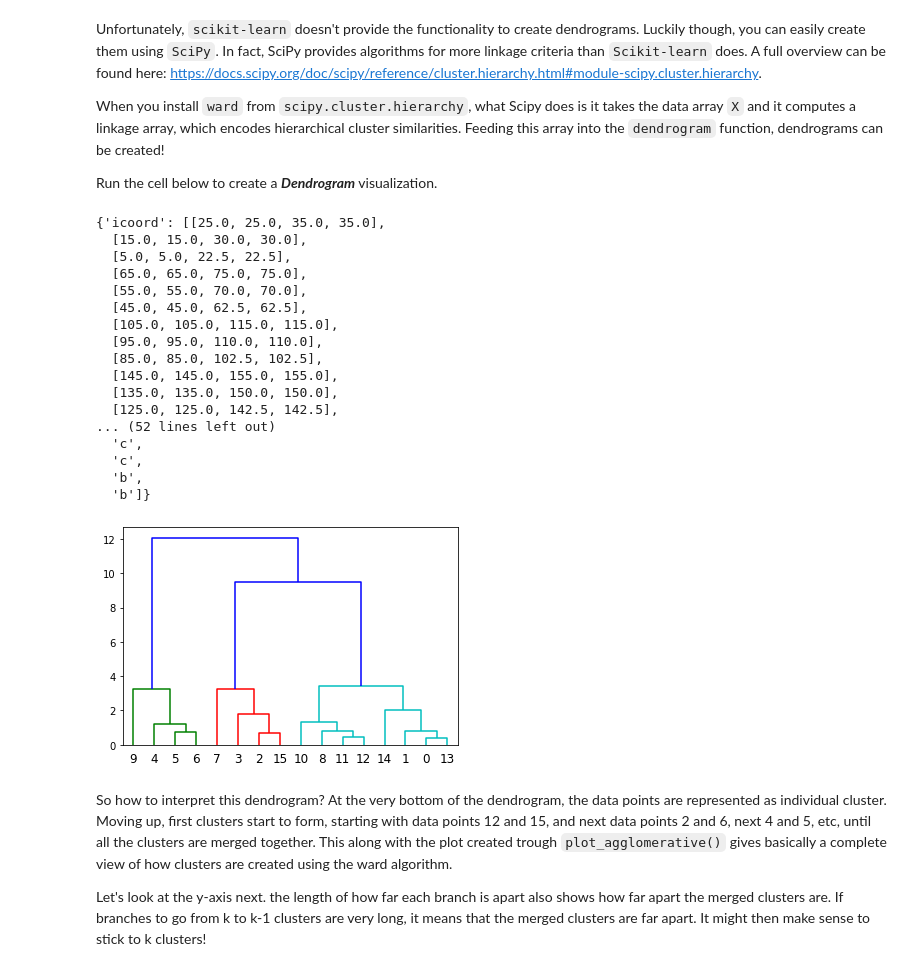
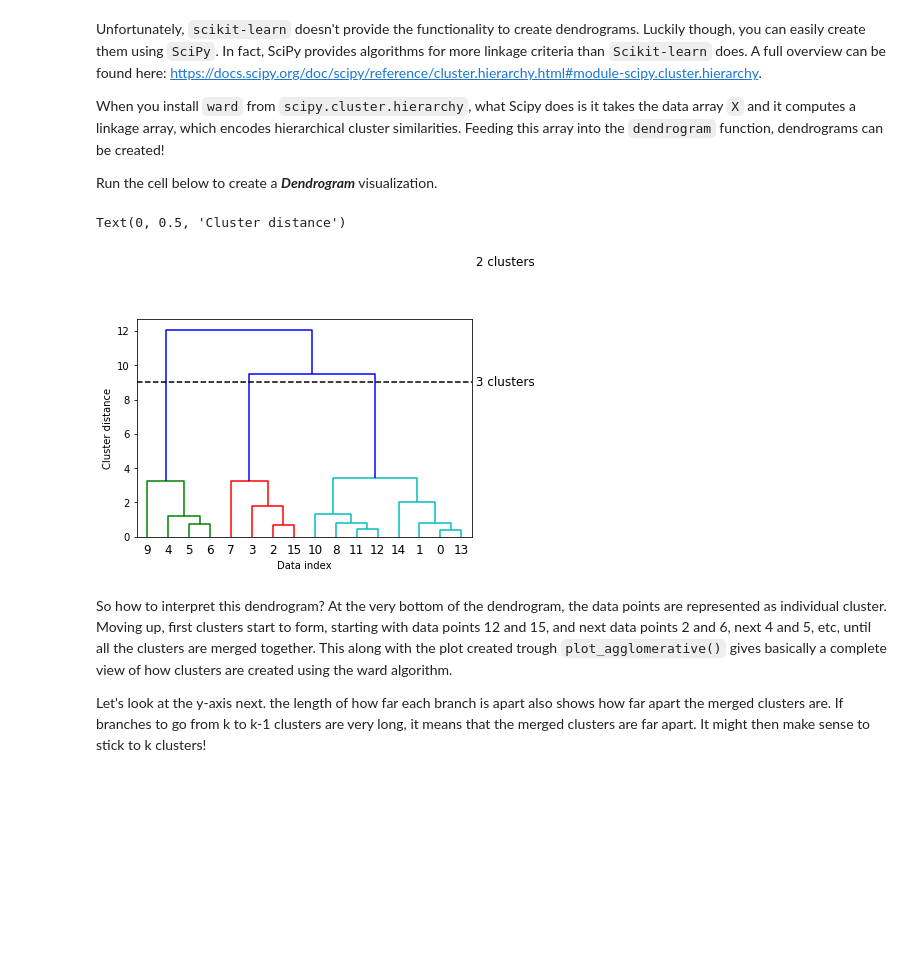
Before and after one commit to kathrinv/dsc-hierarchical-agglomerative-clustering-codealong-nyc-ds-082619, a Jupyter notebook: index.ipynb, the cells around one changed output. Saved outputs shown, nothing was run; the diff lists cells and outputs as text; code cells hidden in the pictures; blank space fills up the shorter version.

```diff
--- a/index.ipynb
+++ b/index.ipynb
@@ -95,40 +95,24 @@ Run the cell below to create a **_Dendrogram_** visualization.
 # %%
 from scipy.cluster.hierarchy import dendrogram, ward
 
 # use the ward() function
 linkage_array = ward(X)
 
 # Now we plot the dendrogram for the linkage_array containing the distances
 # between clusters
 dendrogram(linkage_array)
 
-# ax = plt.gca()
-# bounds = ax.get_xbound()
-# ax.plot(bounds, [16, 16], '--', c='k')
-# ax.plot(bounds, [9, 9], '--', c='k')
-# ax.text(bounds[1], 16, ' 2 clusters', va='center', fontdict={'size': 12})
-# ax.text(bounds[1], 9, ' 3 clusters', va='center', fontdict={'size': 12})
-# plt.xlabel("Data index")
-# plt.ylabel("Cluster distance")
+ax = plt.gca()
+bounds = ax.get_xbound()
+ax.plot(bounds, [16, 16], '--', c='k')
+ax.plot(bounds, [9, 9], '--', c='k')
+ax.text(bounds[1], 16, ' 2 clusters', va='center', fontdict={'size': 12})
+ax.text(bounds[1], 9, ' 3 clusters', va='center', fontdict={'size': 12})
+plt.xlabel("Data index")
+plt.ylabel("Cluster distance")
 # %% [output]
-{'icoord': [[25.0, 25.0, 35.0, 35.0],
-  [15.0, 15.0, 30.0, 30.0],
-  [5.0, 5.0, 22.5, 22.5],
-  [65.0, 65.0, 75.0, 75.0],
-  [55.0, 55.0, 70.0, 70.0],
-  [45.0, 45.0, 62.5, 62.5],
-  [105.0, 105.0, 115.0, 115.0],
-  [95.0, 95.0, 110.0, 110.0],
-  [85.0, 85.0, 102.5, 102.5],
-  [145.0, 145.0, 155.0, 155.0],
-  [135.0, 135.0, 150.0, 150.0],
-  [125.0, 125.0, 142.5, 142.5],
-... (52 lines left out)
-  'c',
-  'c',
-  'b',
-  'b']}
+Text(0, 0.5, 'Cluster distance')
-[figure, old version]
+[figure, new version]
 # %% [markdown]
 So how to interpret this dendrogram? At the very bottom of the dendrogram, the data points are represented as individual cluster. Moving up, first clusters start to form, starting with data points 12 and 15, and next data points 2 and 6, next 4 and 5, etc, until all the clusters are merged together. This along with the plot created trough `plot_agglomerative()` gives basically a complete view of how clusters are created using the ward algorithm.
 
```
